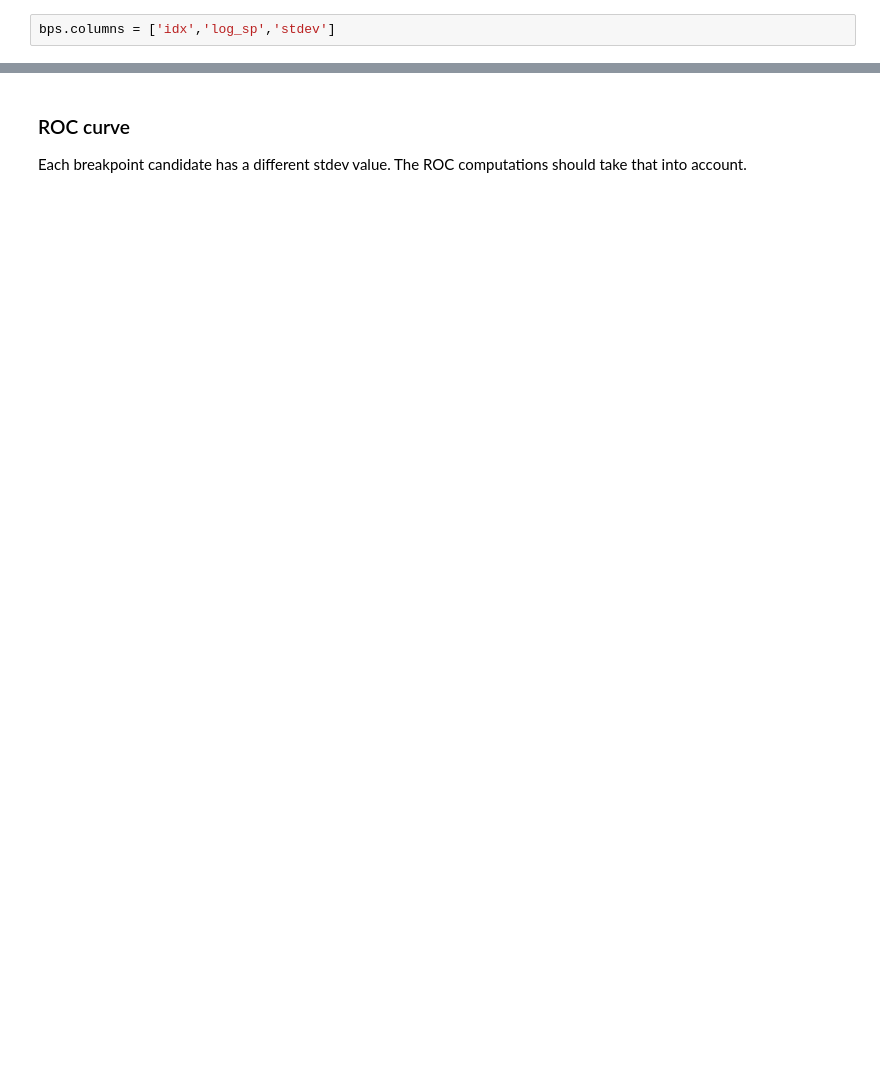
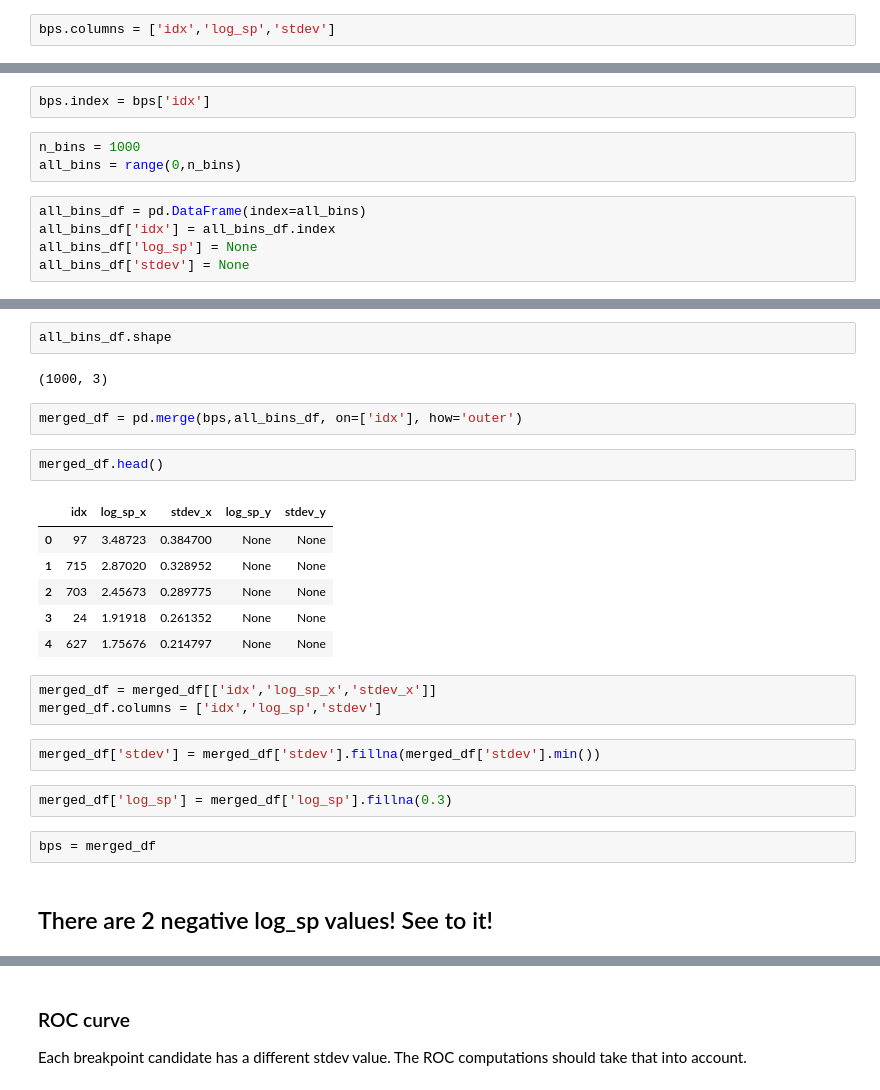
Before and after one commit to cbg-ethz/SCICoNE, a Jupyter notebook: notebooks/bp_classifier_roc/Breakpoint Classifier Performance.ipynb, the cells around one changed output, grey strips where cells are left out. Saved outputs shown, nothing was run; the diff lists cells and outputs as text; blank space fills up the shorter version.

```diff
--- a/notebooks/bp_classifier_roc/Breakpoint Classifier Performance.ipynb
+++ b/notebooks/bp_classifier_roc/Breakpoint Classifier Performance.ipynb
@@ -24,0 +25,10 @@ bps.shape
+# %%
+bps.index = bps['idx']
+# %%
+n_bins = 1000
+all_bins = range(0,n_bins)
+# %%
+all_bins_df = pd.DataFrame(index=all_bins)
+all_bins_df['idx'] = all_bins_df.index
+all_bins_df['log_sp'] = None
+all_bins_df['stdev'] = None
@@ -24,0 +44,26 @@ bps.shape
+# %%
+all_bins_df.shape
+# %% [output]
+(1000, 3)
+# %%
+merged_df = pd.merge(bps,all_bins_df, on=['idx'], how='outer')
+# %%
+merged_df.head()
+# %% [output]
+|  | idx | log_sp_x | stdev_x | log_sp_y | stdev_y |
+| 0 | 97 | 3.48723 | 0.384700 | None | None |
+| 1 | 715 | 2.87020 | 0.328952 | None | None |
+| 2 | 703 | 2.45673 | 0.289775 | None | None |
+| 3 | 24 | 1.91918 | 0.261352 | None | None |
+| 4 | 627 | 1.75676 | 0.214797 | None | None |
+# %%
+merged_df = merged_df[['idx','log_sp_x','stdev_x']]
+merged_df.columns = ['idx','log_sp','stdev']
+# %%
+merged_df['stdev'] = merged_df['stdev'].fillna(merged_df['stdev'].min())
+# %%
+merged_df['log_sp'] = merged_df['log_sp'].fillna(0.3)
+# %%
+bps = merged_df
+# %% [markdown]
+## There are 2 negative log_sp values! See to it!
```
Also changed, not shown: parts of 11 cells of this notebook, 1 other file.
